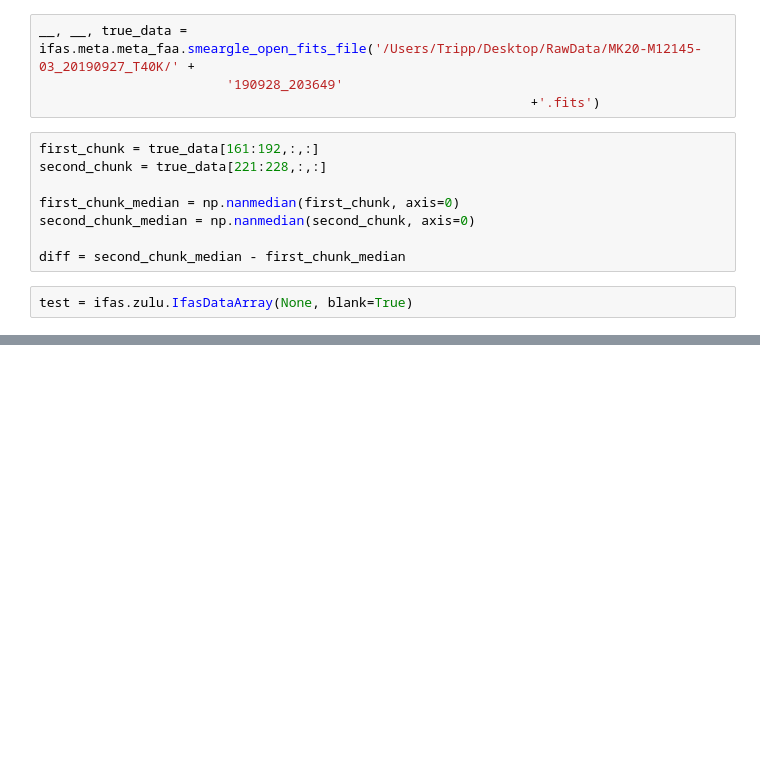
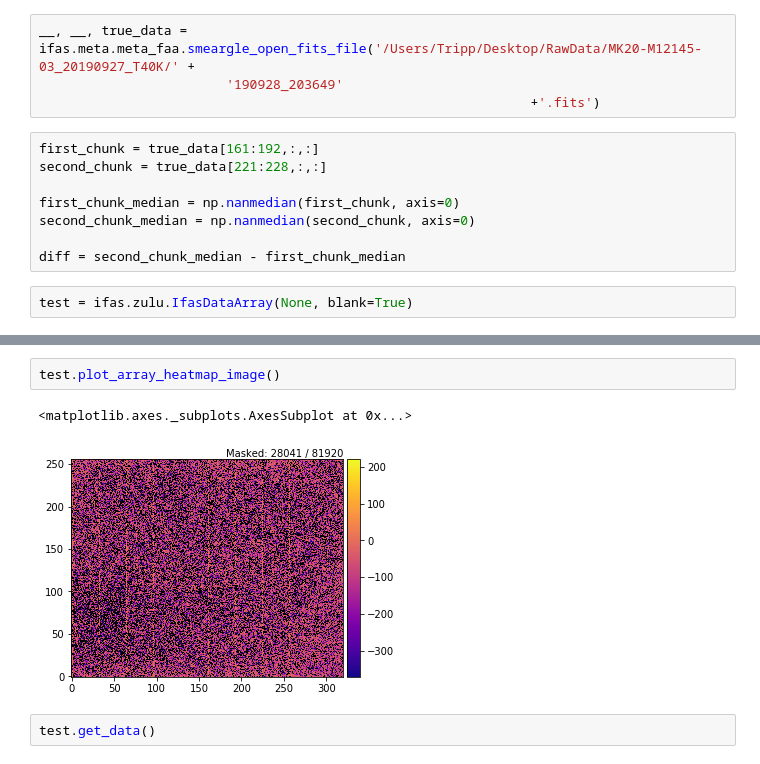
Before and after one commit to psmd-iberutaru/IfA-Smeargle, a Jupyter notebook: Testing.ipynb, the cells around one changed output, grey strips where cells are left out. Cells and saved outputs as stored; diff of their text form; blank space fills up the shorter version.

```diff
--- a/Testing.ipynb
+++ b/Testing.ipynb
@@ -380,0 +342,7 @@ test = ifas.zulu.IfasDataArray(None, blank=True)
+# %%
+test.plot_array_heatmap_image()
+# %% [output]
+<matplotlib.axes._subplots.AxesSubplot at 0x...>
+[figure, added]
+# %%
+test.get_data()
```
Also changed, not shown: parts of 13 cells of this notebook, 6 other files.
